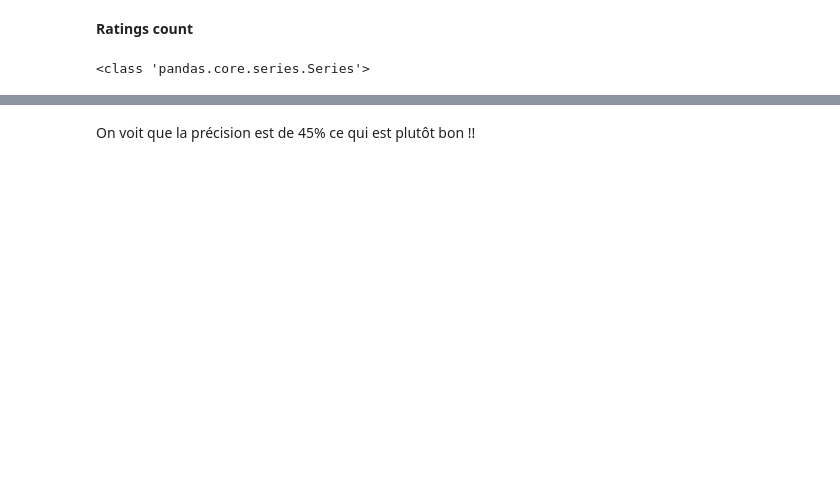
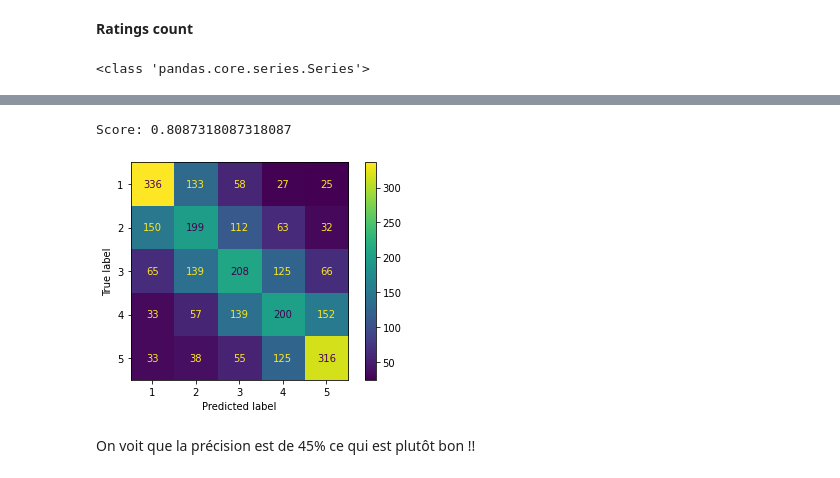
Before and after one commit to Benjouzz/DS50_backend, a Jupyter notebook: NLP Review/nlp_review.ipynb, the cells around one changed output, grey strips where cells are left out. Drawn from its saved outputs; the diff is of its cells as text; code cells hidden in the pictures; blank space fills up the shorter version.

```diff
--- a/NLP Review/nlp_review.ipynb
+++ b/NLP Review/nlp_review.ipynb
@@ -120,3 +144,21 @@ SVM Accuracy Score ->  46.742209631728045
+# %%
+#Create our own metrics to evaluate our models
+def getAccuracyM1(y_test, y_pred):
+    diff = abs(y_test-y_pred)
+    return (diff < 2).sum()/len(diff)
+# %%
+from sklearn.metrics import classification_report
+from sklearn.metrics import confusion_matrix, ConfusionMatrixDisplay
+
+print('Score: '+str(getAccuracyM1(Test_Y, predictions_SVM)))
+cm = confusion_matrix(Test_Y, predictions_SVM)
+CM = ConfusionMatrixDisplay(confusion_matrix=cm, display_labels=[1,2,3,4,5])
+CM.plot()
+plt.grid(False)
+plt.show()
+# %% [output]
+Score: 0.8087318087318087
+[figure, added]
 # %% [markdown]
 On voit que la précision est de 45% ce qui est plutôt bon !!
 # %%
```
Also changed, not shown: parts of 8 cells of this notebook.
